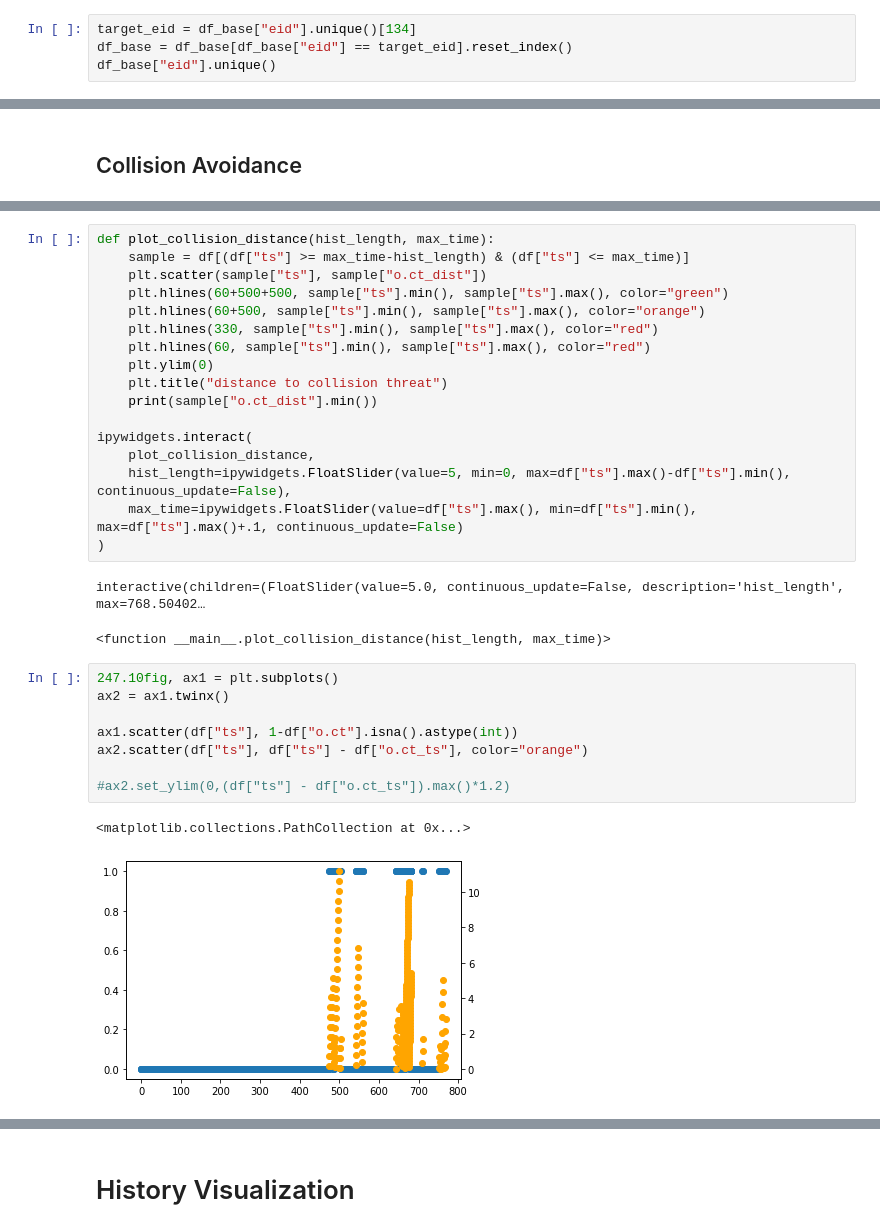
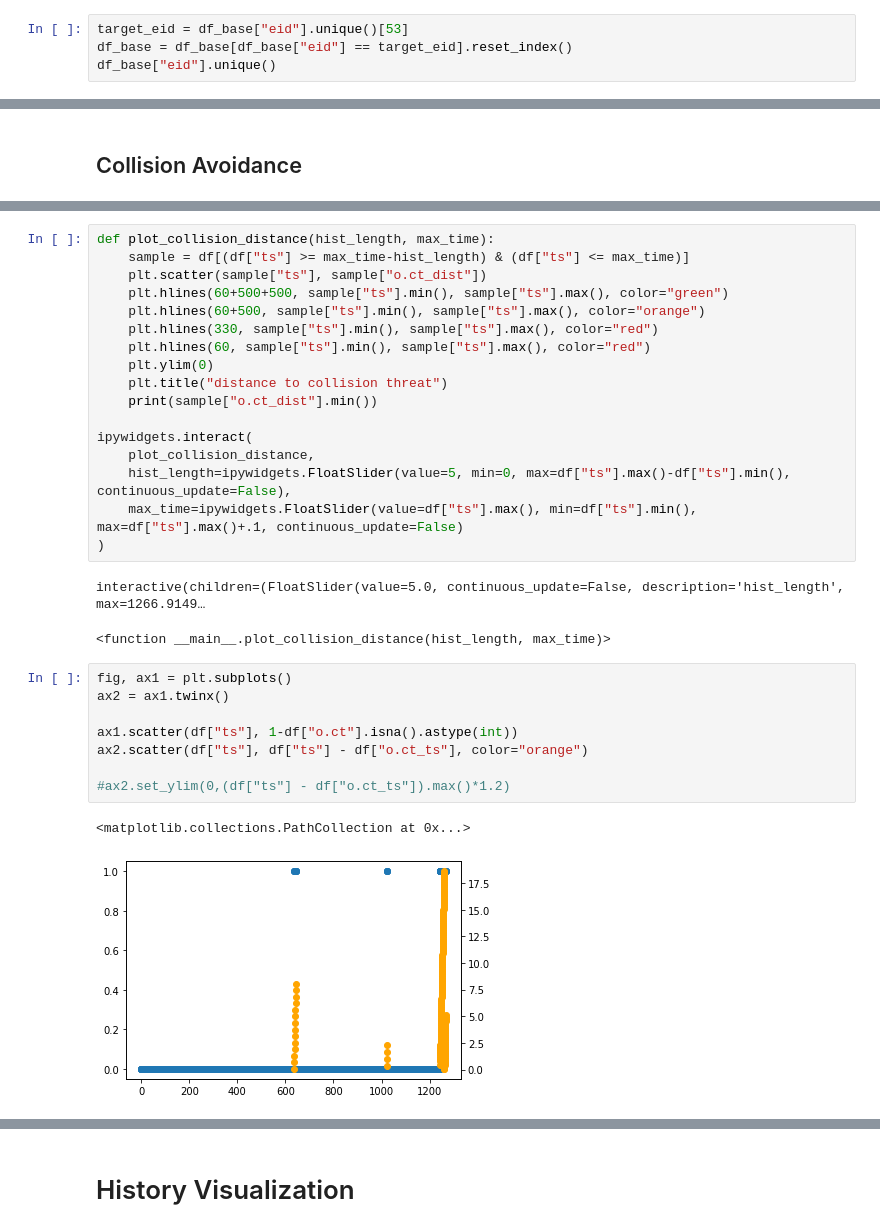
Before and after one commit to gerner/stellarpunk, a Jupyter notebook: notebook/ship_history.ipynb, the cells around one changed output, grey strips where cells are left out. Saved outputs shown, nothing was run; the diff lists cells and outputs as text.

```diff
--- a/notebook/ship_history.ipynb
+++ b/notebook/ship_history.ipynb
@@ -35,6 +35,6 @@ eids[pd.Series(df_base["eid"].unique()).str.startswith("670f")]
 dtype: object
 # %%
-target_eid = df_base["eid"].unique()[134]
+target_eid = df_base["eid"].unique()[53]
 df_base = df_base[df_base["eid"] == target_eid].reset_index()
 df_base["eid"].unique()
 # %% [output]
@@ -329,17 +331,17 @@ ipywidgets.interact(
     max_time=ipywidgets.FloatSlider(value=df["ts"].max(), min=df["ts"].min(), max=df["ts"].max()+.1, continuous_update=False)
 )
 # %% [output]
-interactive(children=(FloatSlider(value=5.0, continuous_update=False, description='hist_length', max=768.50402…
+interactive(children=(FloatSlider(value=5.0, continuous_update=False, description='hist_length', max=1266.9149…
 <function __main__.plot_collision_distance(hist_length, max_time)>
 # %%
-247.10fig, ax1 = plt.subplots()
+fig, ax1 = plt.subplots()
 ax2 = ax1.twinx()
 
 ax1.scatter(df["ts"], 1-df["o.ct"].isna().astype(int))
 ax2.scatter(df["ts"], df["ts"] - df["o.ct_ts"], color="orange")
 
 #ax2.set_ylim(0,(df["ts"] - df["o.ct_ts"]).max()*1.2)
 # %% [output]
 <matplotlib.collections.PathCollection at 0x...>
-[figure, old version]
+[figure, new version]
 # %%
```
Also changed, not shown: parts of 28 cells of this notebook, 4 other files.
